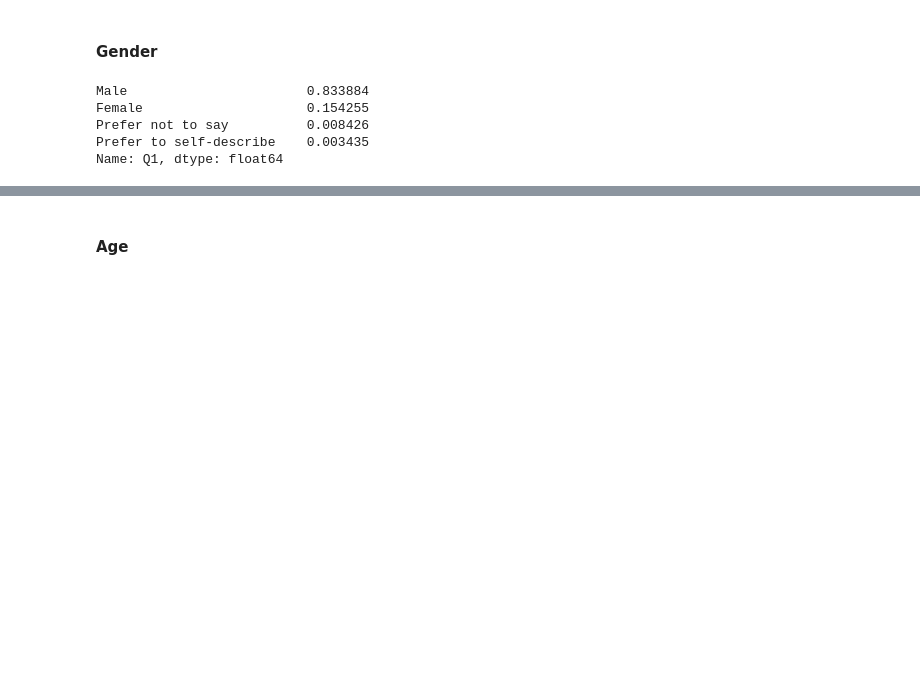
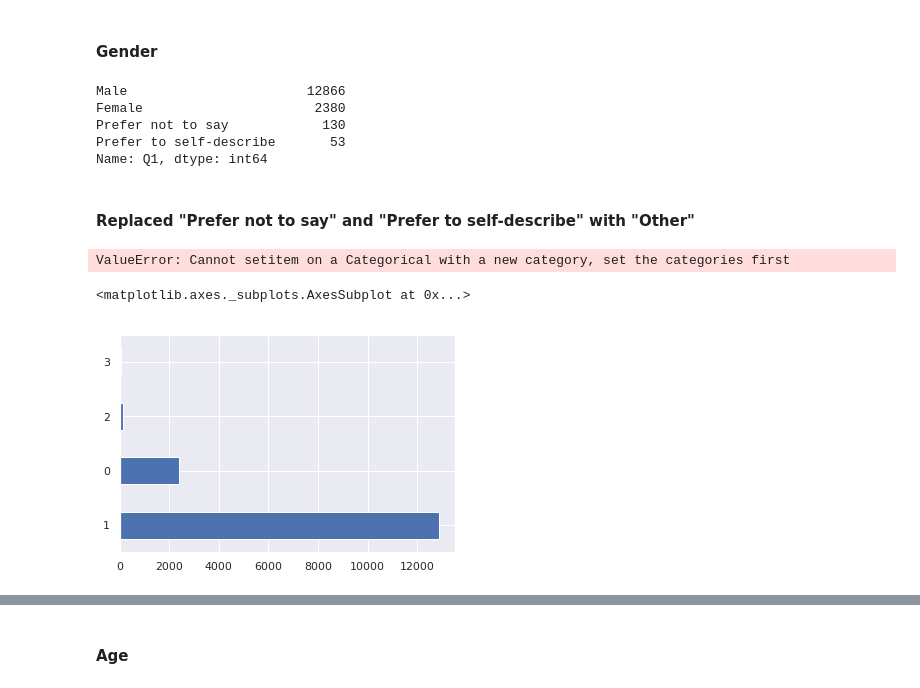
Before and after one commit to aarontan-git/salary_classification, a Jupyter notebook: Assignment 1.ipynb, the cells around one changed output, grey strips where cells are left out. Cells and saved outputs as stored; diff of their text form; code cells hidden in the pictures; blank space fills up the shorter version.

```diff
--- a/Assignment 1.ipynb
+++ b/Assignment 1.ipynb
@@ -68,0 +66,6 @@ sns.heatmap(data.isnull(), cmap='coolwarm', yticklabels=False, cbar=False, ax=ax
+# %%
+# a quick way to do label encoding - labels are not ordered though
+data['Q9']=data['Q9'].astype('category')
+data['Q9_cat']=data['Q9'].cat.codes
+d = dict(enumerate(data.Q9.cat.categories))
+d
@@ -70,11 +133,29 @@ sns.heatmap(data.isnull(), cmap='coolwarm', yticklabels=False, cbar=False, ax=ax
 #### Gender
 # %%
 # Gender percentage
-gender_count = data.Q1.value_counts(normalize=True)
+gender_count = data.Q1.value_counts()
 gender_count
 # %% [output]
-Male                       0.833884
-Female                     0.154255
-Prefer not to say          0.008426
-Prefer to self-describe    0.003435
-Name: Q1, dtype: float64
+Male                       12866
+Female                      2380
+Prefer not to say            130
+Prefer to self-describe       53
+Name: Q1, dtype: int64
+# %% [markdown]
+#### Replaced "Prefer not to say" and "Prefer to self-describe" with "Other"
+# %%
+value_mask = data.Q1.isin(gender_count.index[gender_count < 150])
+data.loc[value_mask,'Q1'] = "Other"
+data.Q1.value_counts()
+# %% [output]
+ValueError: Cannot setitem on a Categorical with a new category, set the categories first
+# %%
+# a quick way to do label encoding - labels are not ordered though
+data['Q1']=data['Q1'].astype('category')
+data['Q1_cat']=data['Q1'].cat.codes
+d = dict(enumerate(data.Q9.cat.categories))
+d
+data.Q1_cat.value_counts().plot.barh()
+# %% [output]
+<matplotlib.axes._subplots.AxesSubplot at 0x...>
+[figure, added]
```
Also changed, not shown: parts of 37 cells of this notebook.
